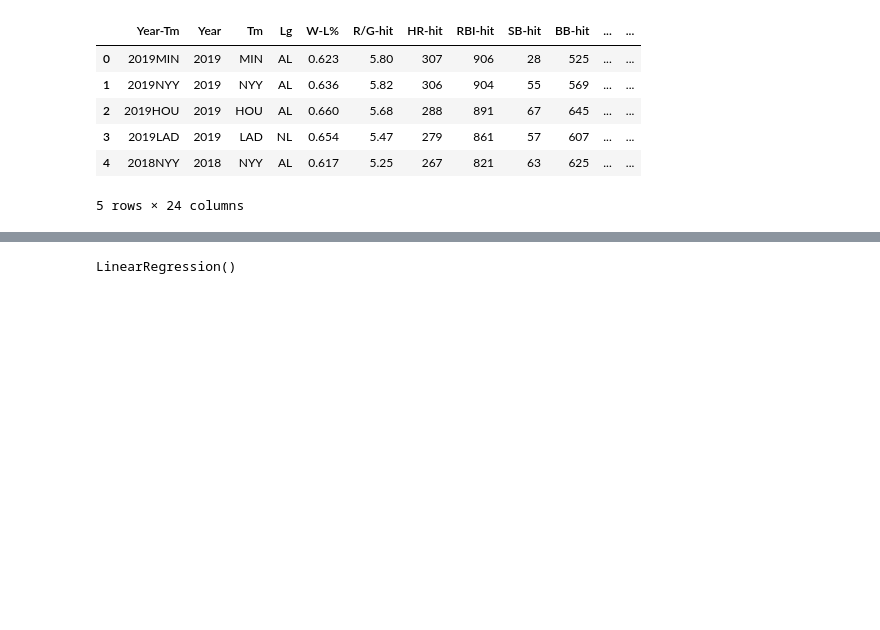
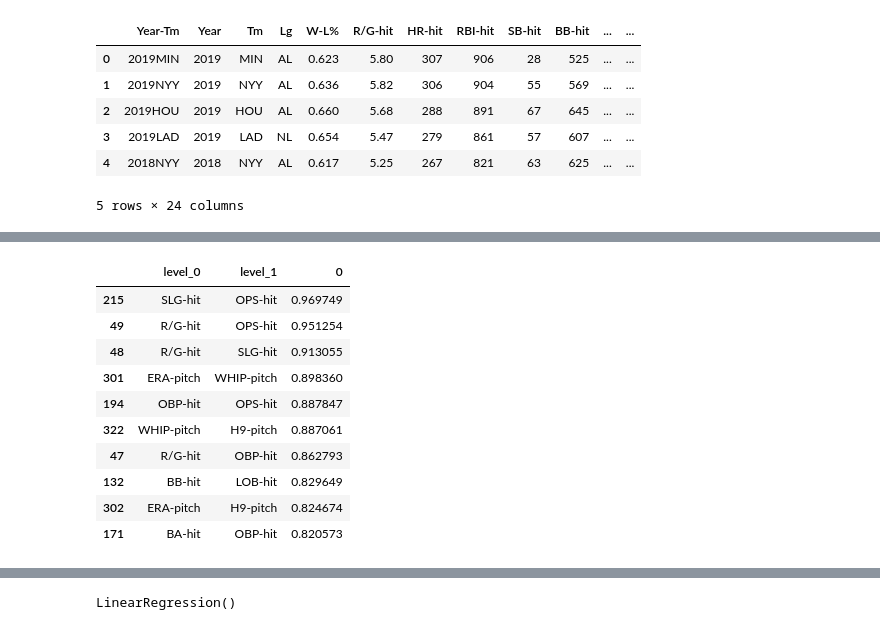
Before and after one commit to rileyfritz/final-project-MLB, a Jupyter notebook: multivariate linear regression.ipynb, the cells around one changed output, grey strips where cells are left out. Drawn from its saved outputs; the diff is of its cells as text; code cells hidden in the pictures; blank space fills up the shorter version.

```diff
--- a/multivariate linear regression.ipynb
+++ b/multivariate linear regression.ipynb
@@ -47,3 +47,6 @@ mlb_update.head()
 | 3 | 2019LAD | 2019 | LAD | NL | 0.654 | 5.47 | 279 | 861 | 57 | 607 | ... | ... |
 | 4 | 2018NYY | 2018 | NYY | AL | 0.617 | 5.25 | 267 | 821 | 63 | 625 | ... | ... |
 5 rows × 24 columns
+# %%
+mlb_corr = mlb_update.corr()
+mlb_corr.unstack().sort_values()
@@ -50,3 +66,23 @@ mlb_update.head()
+# %%
+mlb_corr = mlb_corr[abs(mlb_corr) >= 0.01].stack().reset_index()
+mlb_corr = mlb_corr[mlb_corr['level_0'].astype(str)!=mlb_corr['level_1'].astype(str)]
+ # filtering out lower/upper triangular duplicates
+mlb_corr['ordered-cols'] = mlb_corr.apply(lambda x: '-'.join(sorted([x['level_0'],x['level_1']])),axis=1)
+mlb_corr = mlb_corr.drop_duplicates(['ordered-cols'])
+mlb_corr.drop(['ordered-cols'], axis=1, inplace=True)
+ mlb_corr.sort_values(by=[0], ascending=False).head(10) #Get 10 highest correlation of pairwaise attributes
+# %% [output]
+|  | level_0 | level_1 | 0 |
+| 215 | SLG-hit | OPS-hit | 0.969749 |
+| 49 | R/G-hit | OPS-hit | 0.951254 |
+| 48 | R/G-hit | SLG-hit | 0.913055 |
+| 301 | ERA-pitch | WHIP-pitch | 0.898360 |
+| 194 | OBP-hit | OPS-hit | 0.887847 |
+| 322 | WHIP-pitch | H9-pitch | 0.887061 |
+| 47 | R/G-hit | OBP-hit | 0.862793 |
+| 132 | BB-hit | LOB-hit | 0.829649 |
+| 302 | ERA-pitch | H9-pitch | 0.824674 |
+| 171 | BA-hit | OBP-hit | 0.820573 |
 # %%
 # Assign the data to X and y
 
```
Also changed, not shown: parts of 21 cells of this notebook, 11 other files.
